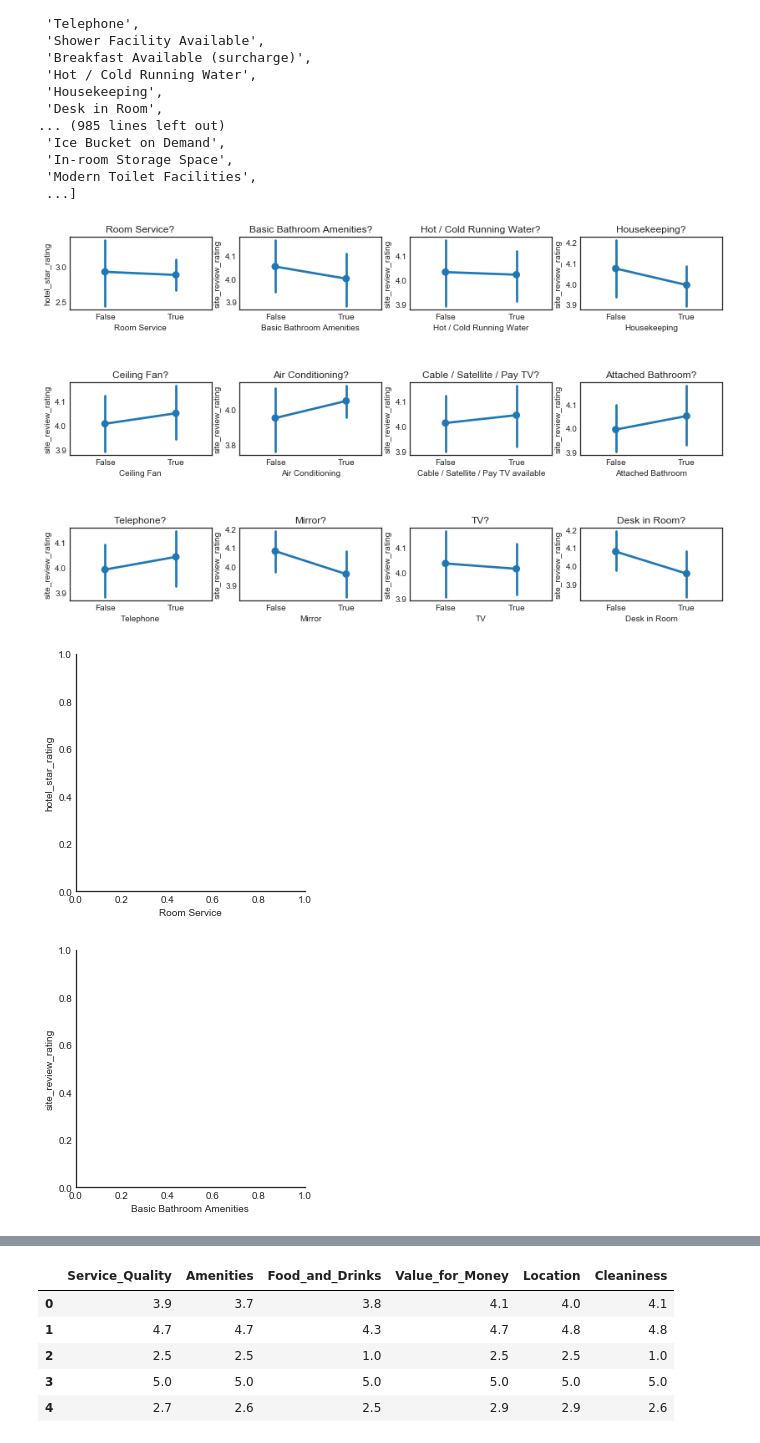
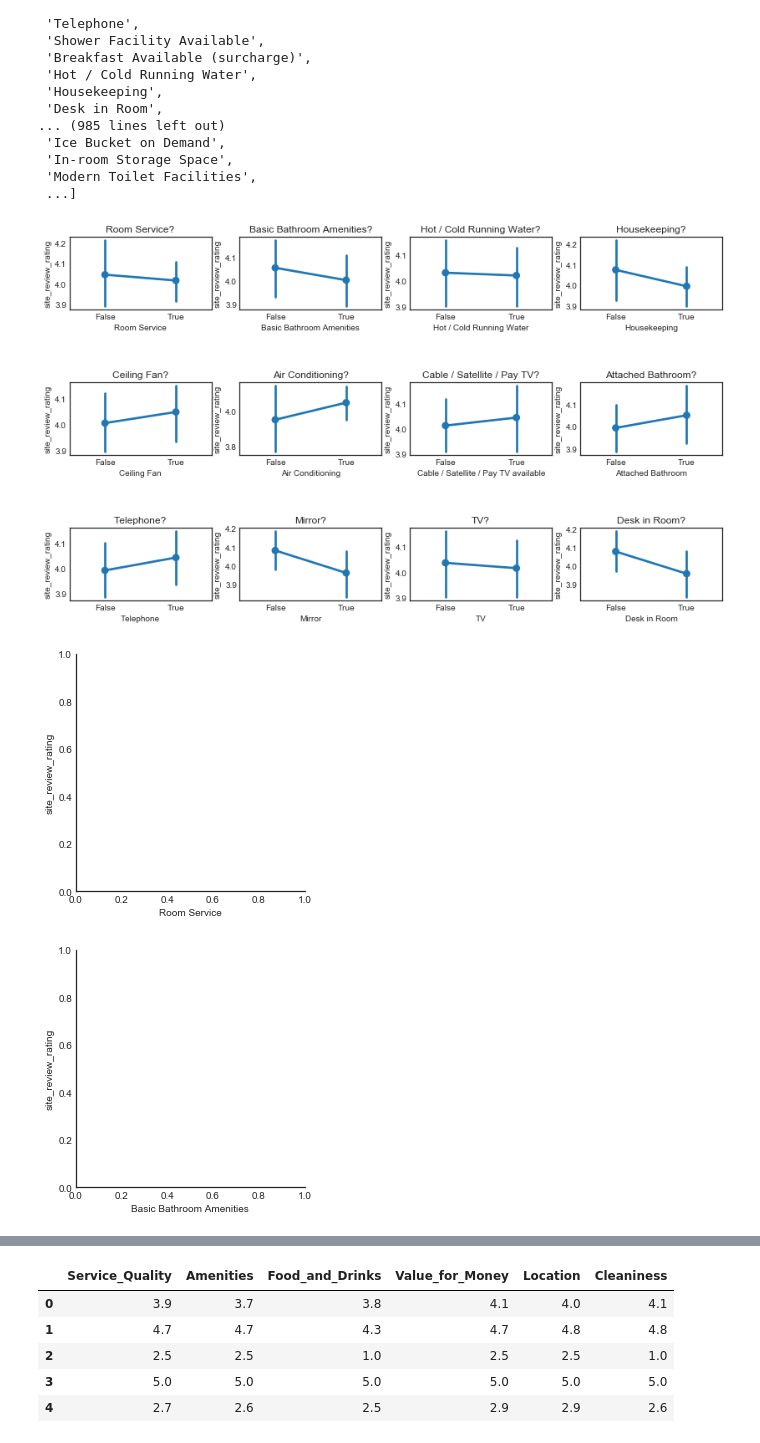
Before and after one commit to anubhav-agarwal/ga-projects, a Jupyter notebook: Indian Hotel System.ipynb, the cells around one changed output, grey strips where cells are left out. Saved outputs shown, nothing was run; the diff lists cells and outputs as text; code cells hidden in the pictures.

```diff
--- a/Indian Hotel System.ipynb
+++ b/Indian Hotel System.ipynb
@@ -183,0 +208,7 @@ plt.scatter(indian_hotels_filtered['longitude'], indian_hotels_filtered['latitud
+# %%
+f, axarr = plt.subplots(1, 1, figsize=(7, 4))
+f.subplots_adjust(hspace=1)
+
+plt.scatter(indian_hotels_filtered['longitude'], indian_hotels_filtered['latitude'], marker='.', color="purple")
+
+f.savefig('assets/hotel_regional_distribution.png')
@@ -372,14 +405,11 @@ list(itertools.chain(*hotels['room_facilities']\
  'Modern Toilet Facilities',
  ...]
 # %%
-import matplotlib.pyplot as plt
-import seaborn as sns
-sns.set_style("white")
 
 f, axarr = plt.subplots(3, 4, figsize=(14, 8))
 f.subplots_adjust(hspace=1)
 
-sns.factorplot(x='Room Service', y='hotel_star_rating', data=temp.dropna(), ax=axarr[0][0])
+sns.factorplot(x='Room Service', y='site_review_rating', data=temp.dropna(), ax=axarr[0][0])
 axarr[0][0].set_title("Room Service?")
 
 sns.factorplot(x='Basic Bathroom Amenities', y='site_review_rating',
@@ -400,37 +430,36 @@ axarr[1][0].set_title("Ceiling Fan?")
 
 sns.factorplot(x='Air Conditioning', y='site_review_rating',
                data=temp.dropna(), ax=axarr[1][1])
 axarr[1][1].set_title("Air Conditioning?")
 
 sns.factorplot(x='Cable / Satellite / Pay TV available', y='site_review_rating',
                data=temp.dropna(), ax=axarr[1][2])
 axarr[1][2].set_title("Cable / Satellite / Pay TV?")
 
 sns.factorplot(x='Attached Bathroom', y='site_review_rating',
                data=temp.dropna(), ax=axarr[1][3])
 axarr[1][3].set_title("Attached Bathroom?")
 
 sns.factorplot(x='Telephone', y='site_review_rating',
                data=temp.dropna(), ax=axarr[2][0])
 axarr[2][0].set_title("Telephone?")
 
 sns.factorplot(x='Mirror', y='site_review_rating',
                data=temp.dropna(), ax=axarr[2][1])
 axarr[2][1].set_title("Mirror?")
 
 sns.factorplot(x='TV', y='site_review_rating',
                data=temp.dropna(), ax=axarr[2][2])
 axarr[2][2].set_title("TV?")
 
 sns.factorplot(x='Desk in Room', y='site_review_rating',
                data=temp.dropna(), ax=axarr[2][3])
 axarr[2][3].set_title("Desk in Room?")
 
-import matplotlib.pyplot as plt
-f.savefig('amenities_corr_to_rating.png')
+f.savefig('assets/amenities_corr_to_rating.png')
 # %% [output]
-[figure, old version]
+[figure, new version]
-[figure, old version]
+[figure, new version]
 [figure]
 [figure]
 [figure]
```
Also changed, not shown: parts of 128 cells of this notebook.
